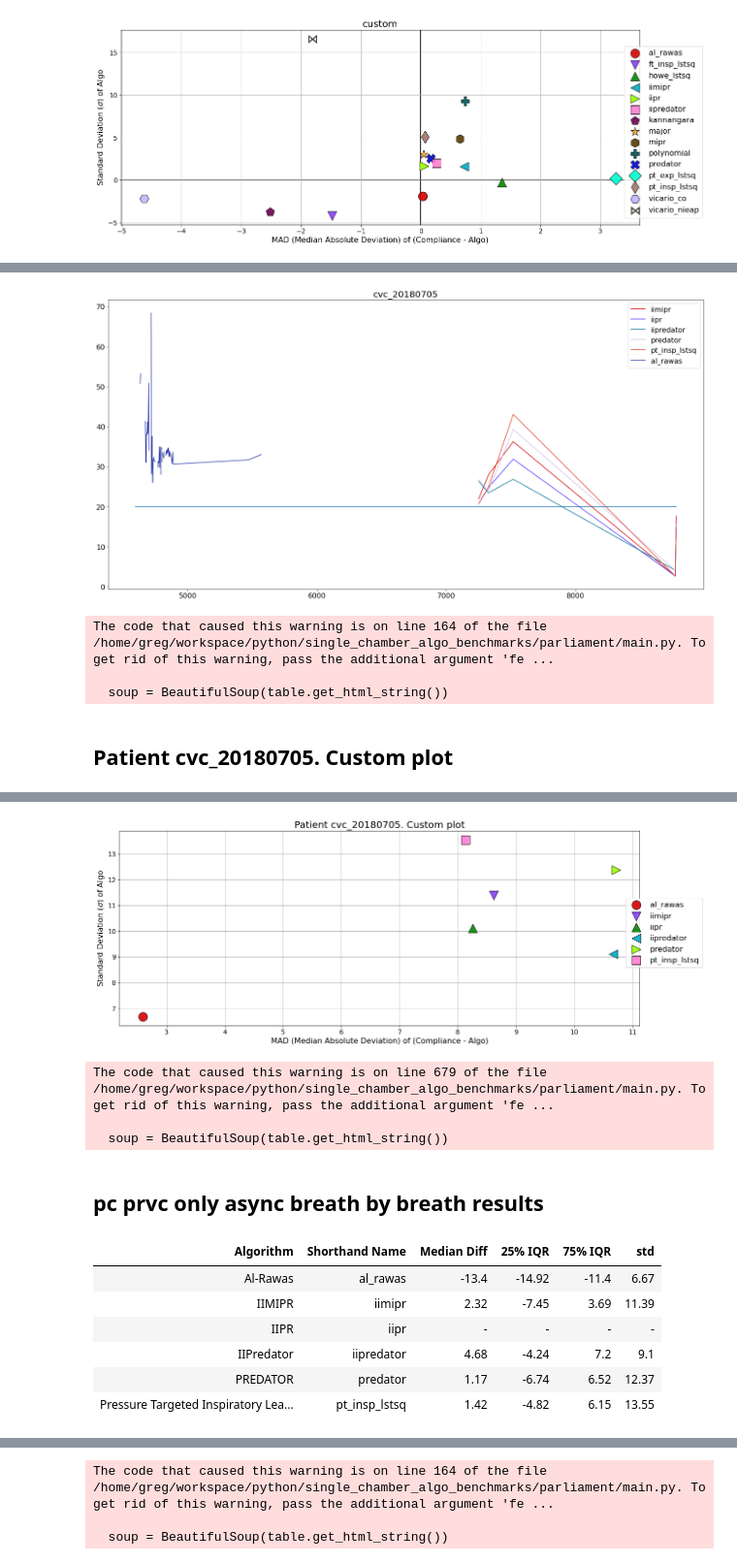
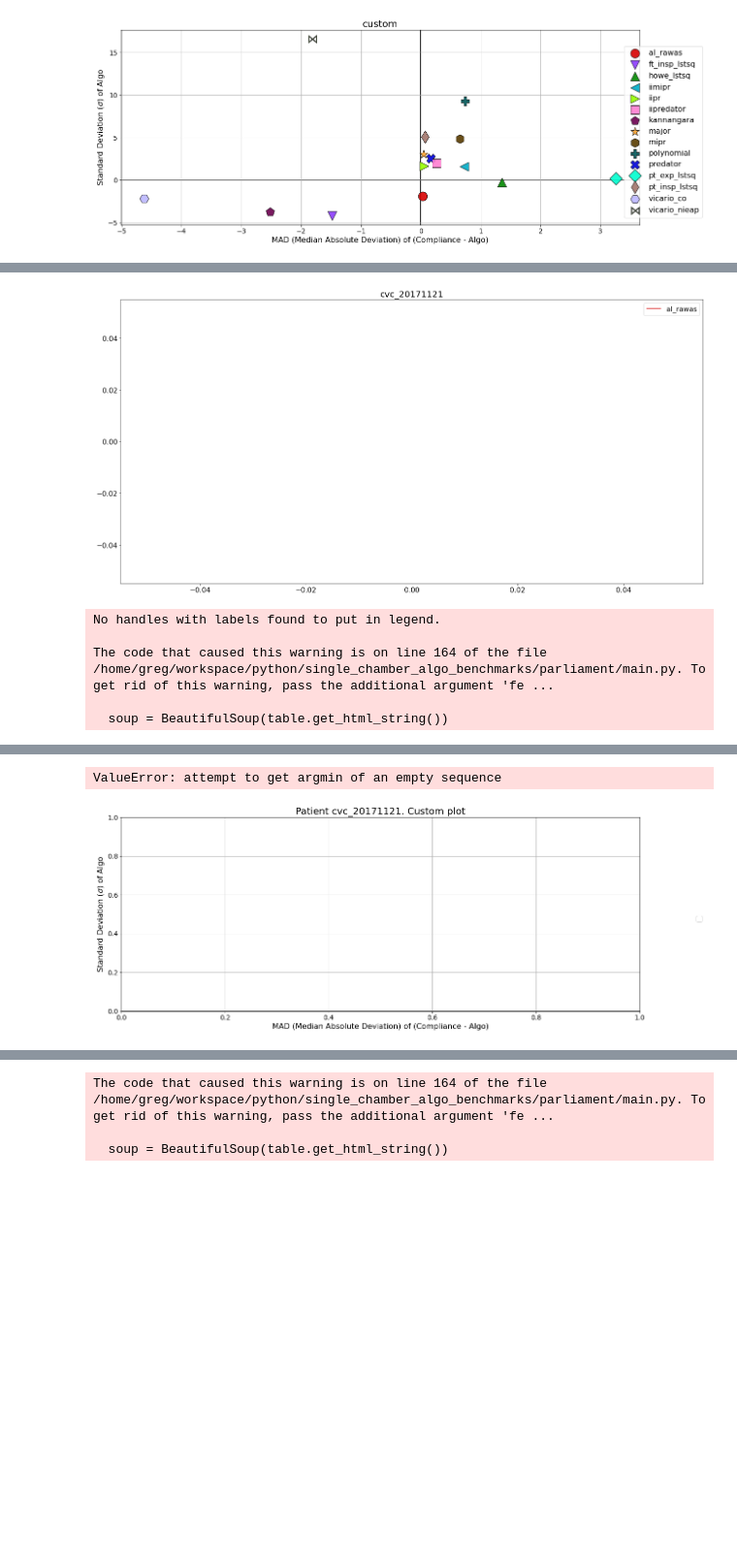
Before and after one commit to hahnicity/ventparliament, a Jupyter notebook: parliament/experiments.ipynb, the cells around one changed output, grey strips where cells are left out. Shown at 97% size. Saved outputs shown, nothing was run; the diff lists cells and outputs as text; code cells hidden in the pictures; blank space fills up the shorter version.

```diff
--- a/parliament/experiments.ipynb
+++ b/parliament/experiments.ipynb
@@ -73,9 +89,10 @@ custom
 # %%
 masks = container.get_masks()
-container.visualize_patient('cvc_20171121', ['iimipr', 'iipr', 'iipredator', 'predator', 'pt_insp_lstsq', 'al_rawas'], extra_mask=masks['bsa'])
+container.visualize_patient('cvc_20171121', ['al_rawas'])
 # %% [output]
-[figure, old version]
+[figure, new version]
+No handles with labels found to put in legend.
+
 The code that caused this warning is on line 164 of the file /home/greg/workspace/python/single_chamber_algo_benchmarks/parliament/main.py. To get rid of this warning, pass the additional argument 'fe ...
 
   soup = BeautifulSoup(table.get_html_string())
-Patient cvc_20180705. Custom plot
@@ -89,12 +99,2 @@ Patient cvc_20180705. Custom plot
+ValueError: attempt to get argmin of an empty sequence
-[figure, old version]
+[figure, new version]
-The code that caused this warning is on line 679 of the file /home/greg/workspace/python/single_chamber_algo_benchmarks/parliament/main.py. To get rid of this warning, pass the additional argument 'fe ...
-
-  soup = BeautifulSoup(table.get_html_string())
-pc prvc only async breath by breath results
-| Algorithm | Shorthand Name | Median Diff | 25% IQR | 75% IQR | std |
-| Al-Rawas | al_rawas | -13.4 | -14.92 | -11.4 | 6.67 |
-| IIMIPR | iimipr | 2.32 | -7.45 | 3.69 | 11.39 |
-| IIPR | iipr | - | - | - | - |
-| IIPredator | iipredator | 4.68 | -4.24 | 7.2 | 9.1 |
-| PREDATOR | predator | 1.17 | -6.74 | 6.52 | 12.37 |
-| Pressure Targeted Inspiratory Lea... | pt_insp_lstsq | 1.42 | -4.82 | 6.15 | 13.55 |
```
Also changed, not shown: parts of 4 cells of this notebook, 1 other file.
